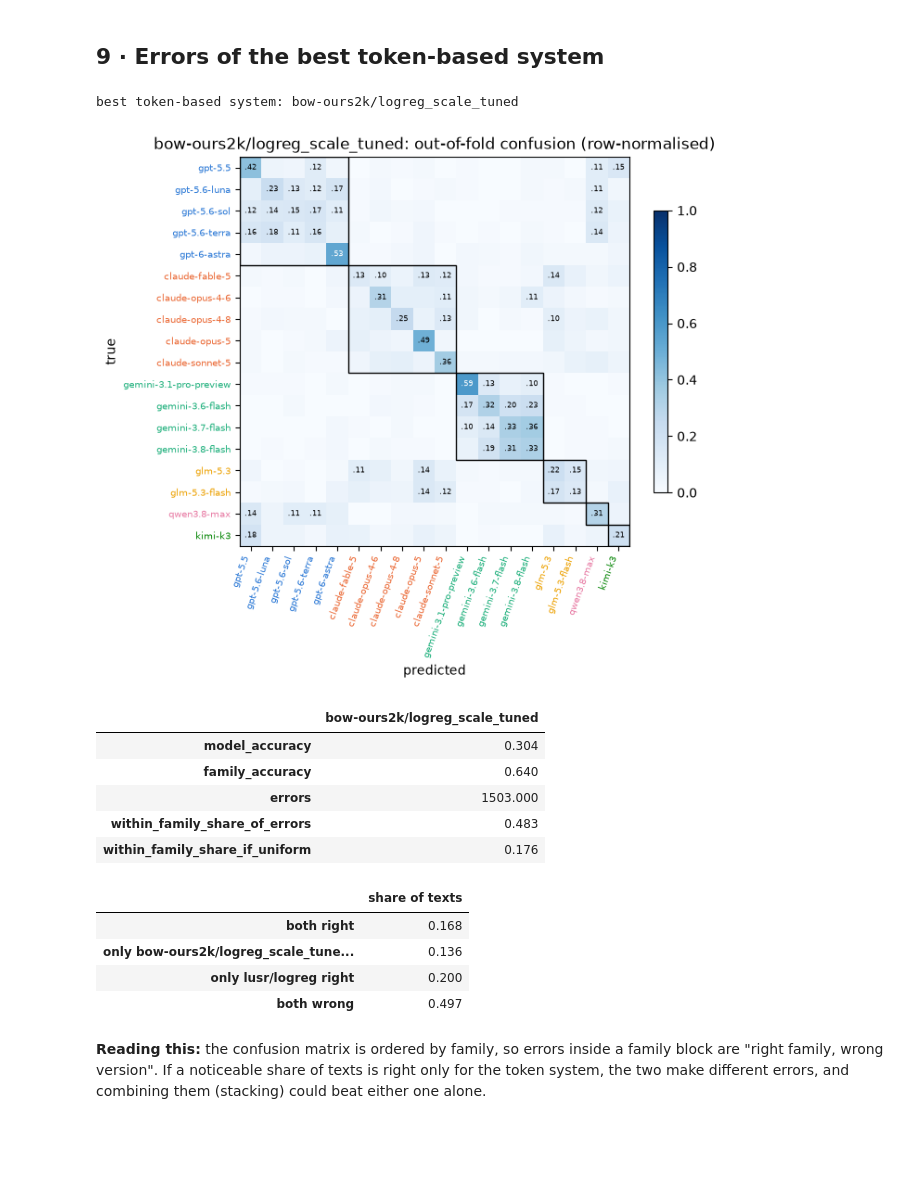
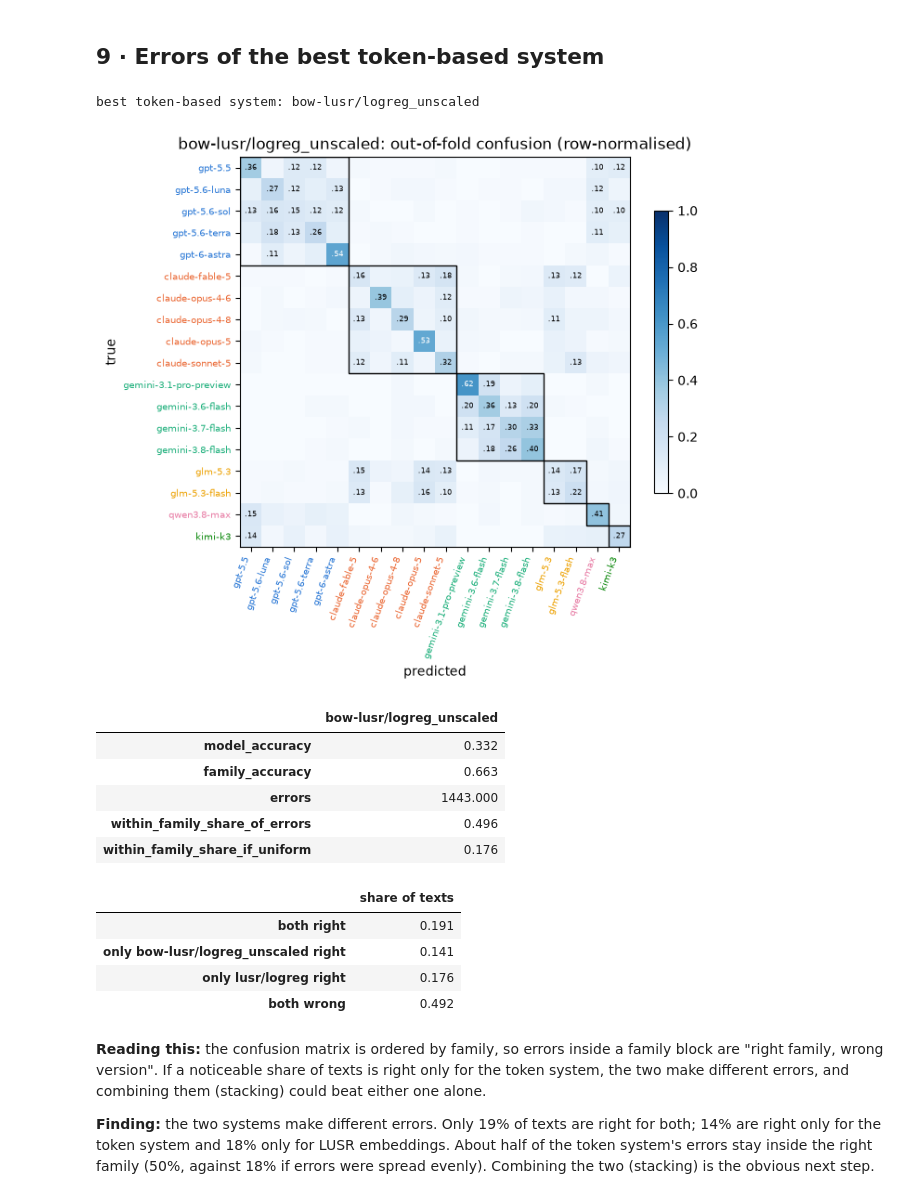
Before and after one commit to artificial-cesare/nlp1-team, a Jupyter notebook: part1/bow_bti_report.ipynb, the cells around one changed output. Drawn from its saved outputs; the diff is of its cells as text; code cells hidden in the pictures; blank space fills up the shorter version.

Commit message:
Added classifications with unscaled features.

```diff
--- a/part1/bow_bti_report.ipynb
+++ b/part1/bow_bti_report.ipynb
@@ -489,3 +607,19 @@ bow-ours2k/logreg_scale_tuned      bal.acc 0.2973 ± 0.0220  (50 folds, loaded)
 | 0 | char-2-4grams/logreg | bow-ours2k/logreg_scale_tuned | 50 | 0.0370 | 0.0003 | 0.0206 | 0.9791 |
 | 1 | bow-ours2k/mlp-sdfix | bow-ours2k/logreg_scale_tuned | 5 | 0.0500 | 0.0080 | 0.0198 | 0.9722 |
 | 2 | bow-ours2k/logreg_scale_tuned | lusr/logreg | 50 | 0.0606 | 0.0001 | 0.0023 | 0.9976 |
+# %%
+import matplotlib.pyplot as plt
+
+R = H.load_results()
+pairs = [
+    ("bow-ours8k/logreg", "bow-ours8k/logreg_unscaled"),                  # scaling: +11.2 points
+    ("bow-ours2k/logreg_unscaled", "bow-ours8k/logreg_unscaled"),         # tokeniser, unscaled: 2k vs 8k
+    ("indicator-ours8k/logreg_unscaled", "bow-ours8k/logreg_unscaled"),   # indicators vs counts, unscaled
+    ("bow-ours8k/logreg_unscaled", "bow-ours8k/mlp_unscaled"),            # logreg vs MLP (5 common folds)
+    ("bow-ours8k/logreg_unscaled", "bow-ours8k/resmlp_unscaled"),         # logreg vs ResMLP (5 common folds)
+    ("bow-lusr/logreg_unscaled", "lusr/logreg"),                          # best token system vs LUSR embeddings
+]
+table, cmps = A.comparison_table(R, pairs=pairs)
+display(table)
+A.plot_posteriors(cmps, ncols=2)
+plt.show()
@@ -497,0 +740,25 @@ bow-ours2k/logreg_scale_tuned      bal.acc 0.2973 ± 0.0220  (50 folds, loaded)
+# %%
+U = "logreg_unscaled"
+UQ = [("scaling: logreg", f"{rep}/logreg", f"{rep}/{U}") for rep in REPS]
+UQ += [(f"scaling: {m}", f"{rep}/{m}{NEURAL_SUFFIX}", f"{rep}/{m}_unscaled") for m in ["mlp", "resmlp"] for rep in OURS]
+for f in ["bow", "indicator"]:
+    for a, b in [("ours2k", "ours4k"), ("ours4k", "ours8k"), ("ours2k", "ours8k"), ("ours8k", "lusr")]:
+        UQ.append(("tokeniser (unscaled)", f"{f}-{a}/{U}", f"{f}-{b}/{U}"))
+for tok in ["ours2k", "ours4k", "ours8k", "lusr"]:
+    UQ.append(("indicator vs counts (unscaled)", f"indicator-{tok}/{U}", f"bow-{tok}/{U}"))
+for rep in OURS:
+    UQ += [("architecture (unscaled)", f"{rep}/{U}", f"{rep}/mlp_unscaled"),
+           ("architecture (unscaled)", f"{rep}/{U}", f"{rep}/resmlp_unscaled"),
+           ("architecture (unscaled)", f"{rep}/mlp_unscaled", f"{rep}/resmlp_unscaled")]
+UQ += [("third representation (unscaled)", f"char-2-4grams/{U}", f"bow-lusr/{U}"),
+       ("vs LUSR embeddings", f"bow-lusr/{U}", "lusr/logreg"),
+       ("vs LUSR embeddings", f"bow-lusr/{U}", "lusr-promptcentred/logreg")]
+UQ = [q for q in UQ if have(q[1], q[2])]
+
+UNSC_TABLE, UNSC_CMPS = A.comparison_table(RESULTS_ALL, pairs=[(a, b) for _, a, b in UQ])
+UNSC_TABLE.insert(0, "question", [q for q, _, _ in UQ])
+UNSC_TABLE["verdict"] = np.select(
+    [UNSC_TABLE["P(B>A)"] > 0.95, UNSC_TABLE["P(A>B)"] > 0.95, UNSC_TABLE["P(ROPE)"] > 0.95],
+    ["B better", "A better", "practically equivalent"], "undecided")
+with pd.option_context("display.max_rows", 100):
+    display(UNSC_TABLE)
@@ -498,32 +795,34 @@ bow-ours2k/logreg_scale_tuned      bal.acc 0.2973 ± 0.0220  (50 folds, loaded)
 # %% [markdown]
 ## 9 · Errors of the best token-based system
 # %%
-TOKEN_SYSTEMS = [n for n in RESULTS_ALL if n.split("/")[0] in FEATURES and n.split("/")[1] in ("logreg", "logreg_scale_tuned")]
+TOKEN_SYSTEMS = [n for n in RESULTS_ALL if n.split("/")[0] in FEATURES and n.split("/")[1] in ("logreg", "logreg_scale_tuned", "logreg_unscaled")]
 BEST = max(TOKEN_SYSTEMS, key=lambda n: H.fold_scores(RESULTS_ALL[n]).mean())
 pred = RESULTS_ALL[BEST]["oof_pred"]  # out-of-fold predictions of the first repeat: one per text
 print("best token-based system:", BEST)
 A.plot_confusion(y, pred, DATA, title=f"{BEST}: out-of-fold confusion (row-normalised)")
 plt.show()
 display(A.family_errors(y, pred, DATA).round(3).to_frame(BEST))
 
 lusr_pred = RESULTS_ALL["lusr/logreg"]["oof_pred"]
 ok_a, ok_b = pred == y, lusr_pred == y
 display(pd.Series({"both right": (ok_a & ok_b).mean(), f"only {BEST} right": (ok_a & ~ok_b).mean(),
                    "only lusr/logreg right": (~ok_a & ok_b).mean(), "both wrong": (~ok_a & ~ok_b).mean()},
                   name="share of texts").round(3).to_frame())
 # %% [output]
-best token-based system: bow-ours2k/logreg_scale_tuned
+best token-based system: bow-lusr/logreg_unscaled
-[figure, old version]
+[figure, new version]
-|  | bow-ours2k/logreg_scale_tuned |
-| model_accuracy | 0.304 |
-| family_accuracy | 0.640 |
-| errors | 1503.000 |
-| within_family_share_of_errors | 0.483 |
+|  | bow-lusr/logreg_unscaled |
+| model_accuracy | 0.332 |
+| family_accuracy | 0.663 |
+| errors | 1443.000 |
+| within_family_share_of_errors | 0.496 |
 | within_family_share_if_uniform | 0.176 |
 |  | share of texts |
-| both right | 0.168 |
-| only bow-ours2k/logreg_scale_tune... | 0.136 |
-| only lusr/logreg right | 0.200 |
-| both wrong | 0.497 |
+| both right | 0.191 |
+| only bow-lusr/logreg_unscaled right | 0.141 |
+| only lusr/logreg right | 0.176 |
+| both wrong | 0.492 |
 # %% [markdown]
 **Reading this:** the confusion matrix is ordered by family, so errors inside a family block are "right family, wrong version". If a noticeable share of texts is right only for the token system, the two make different errors, and combining them (stacking) could beat either one alone.
+
+**Finding:** the two systems make different errors. Only 19% of texts are right for both; 14% are right only for the token system and 18% only for LUSR embeddings. About half of the token system's errors stay inside the right family (50%, against 18% if errors were spread evenly). Combining the two (stacking) is the obvious next step.
```
Also changed, not shown: parts of 17 cells of this notebook, 21 other files.
